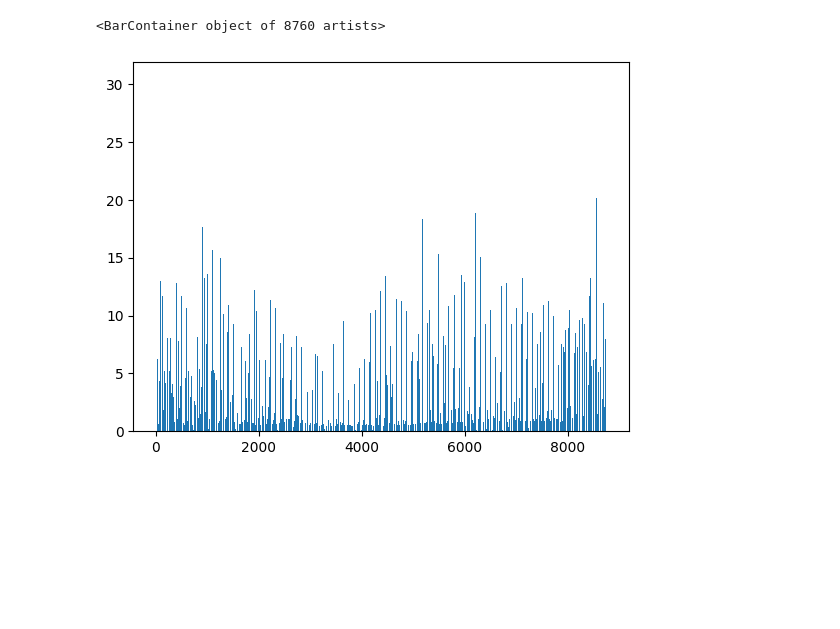
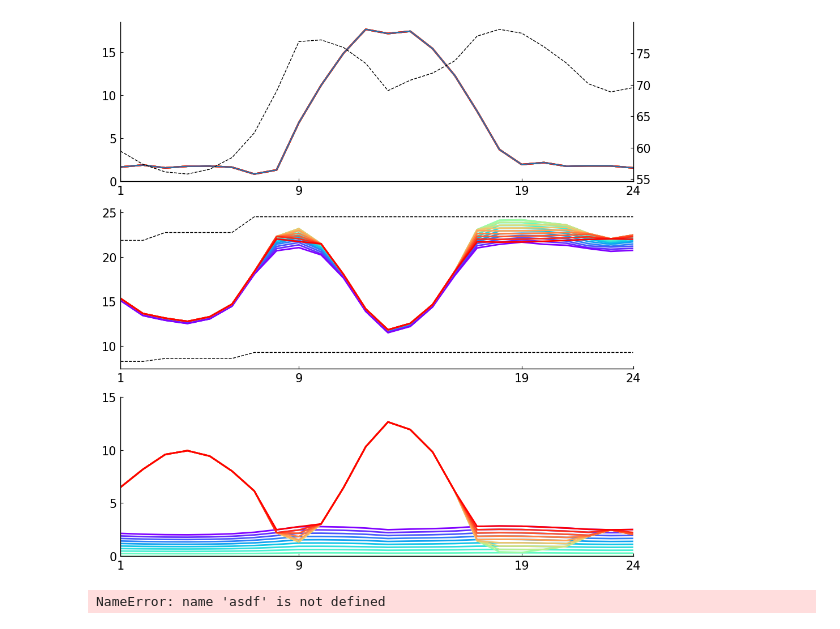
Before and after one commit to realgyeongminnoh/pse_economic_dispatch, a Jupyter notebook: visualization.ipynb, the cells around one changed output. Saved outputs shown, nothing was run; the diff lists cells and outputs as text; code cells hidden in the pictures; blank space fills up the shorter version.

```diff
--- a/visualization.ipynb
+++ b/visualization.ipynb
@@ -57 +170,73 @@ smp_real = data.get_smp_real()
+# %%
+fig, axes = plt.subplots(3, 1, figsize=(10, 10))
+ax1, ax2, ax3 = axes
+
+ax1tx = ax1.twinx()
+# GW
+ax1tx.plot(iterator, demand.total[idx_hour_start:idx_hour_end+1] / 1000, color="black", linewidth=linewidth/2, linestyle="--", label="demand")
+
+# GW
+ren_ps_total = ana.ps_solar + ana.ps_wind + ana.ps_hydro
+for idx_gamma, ren_p_total in enumerate(ren_ps_total[:, 2, idx_hour_start:idx_hour_end+1]):
+    ax1.plot(iterator, ren_p_total / 1000, color=ana.gammas_color_model3[idx_gamma], linewidth=linewidth, label=f"model 3 - {ana.gammas[idx_gamma]}", alpha=alpha)
+for idx_gamma, ren_p_total in enumerate(ren_ps_total[:, 1, idx_hour_start:idx_hour_end+1]):
+    ax1.plot(iterator, ren_p_total / 1000, color=ana.gammas_color_model2[idx_gamma], linewidth=linewidth, label=f"model 2 - {ana.gammas[idx_gamma]}", alpha=alpha)
+
+# REN PMAX
+ren_total_pmax = ren.solar.pmax.sum(axis=1) + ren.wind.pmax.sum(axis=1) + ren.hydro.pmax.sum(axis=1)
+ren_total_pmax_target = ren_total_pmax[idx_hour_start:idx_hour_end+1]
+ax1.plot(iterator, ren_total_pmax_target/1000)
+
+
+
+
+# LNG P LNG (SUMMED ALL UNIT)
+for idx_gamma, ana.p_lng in enumerate(ana.ps_lng[:, 2, idx_hour_start:idx_hour_end+1]):
+    ax2.plot(iterator, ana.p_lng / 1000, color=ana.gammas_color_model3[idx_gamma], linewidth=linewidth, label=f"model 3 - {ana.gammas[idx_gamma]}", alpha=alpha)
+for idx_gamma, ana.p_lng in enumerate(ana.ps_lng[:, 1, idx_hour_start:idx_hour_end+1]):
+    ax2.plot(iterator, ana.p_lng / 1000, color=ana.gammas_color_model2[idx_gamma], linewidth=linewidth, label=f"model 2 - {ana.gammas[idx_gamma]}", alpha=alpha)
+
+
+# LNG PMAX PMIN
+lng_total_pmax = con.lng.pmax.sum(axis=1)
+lng_total_pmax_target = lng_total_pmax[idx_hour_start:idx_hour_end+1]
+ax2.plot(iterator, lng_total_pmax_target / 1000, linestyle="--", linewidth=linewidth / 2, color="black")
+
+lng_total_pmin = con.lng.pmin.sum(axis=1)
+lng_total_pmin_target = lng_total_pmin[idx_hour_start:idx_hour_end+1]
+ax2.plot(iterator, lng_total_pmin_target / 1000, linestyle="--", linewidth=linewidth / 2, color="black")
+
+
+# GW
+for idx_gamma, r_lng in enumerate(ana.rs_lng[:, 2, idx_hour_start:idx_hour_end+1]):
+    ax3.plot(iterator, r_lng / 1000, color=ana.gammas_color_model3[idx_gamma], linewidth=linewidth, label=f"model 3 - {ana.gammas[idx_gamma]}", alpha=alpha)
+for idx_gamma, r_lng in enumerate(ana.rs_lng[:, 1, idx_hour_start:idx_hour_end+1]):
+    ax3.plot(iterator, r_lng / 1000, color=ana.gammas_color_model2[idx_gamma], linewidth=linewidth, label=f"model 2 - {ana.gammas[idx_gamma]}", alpha=alpha)
+
+
+
+for ax in axes:
+    ana.style_plot(ax, tick_size=15)
+    ax.set_xlim((idx_hour_start, idx_hour_end))
+    ax.tick_params(axis="both", pad=5)
+    ax.set_xticks(xtick)
+    ax.set_xticklabels(xtick_label)
+
+ax1tx.spines['top'].set_visible(False)
+ax1tx.spines['right'].set_linewidth(1)
+ax1tx.tick_params(axis='y', labelsize=15, direction='in')
+
+yticks = ax3.get_yticks()
+ax3.set_yticks(yticks)
+ax3.set_yticklabels([str(int(t)) for t in yticks])
+
+ax3.set_ylim(0)
+fig.tight_layout()
+plt.show(fig)
+# %% [output]
+[figure, added]
+# %%
+asdf
+# %% [output]
+NameError: name 'asdf' is not defined
 # %%
@@ -70,8 +255,3 @@ days_cmap = days_cmap = [plt.colormaps["jet_r"](i / 6) for i in range(7)]
-# %%
-plt.bar(range(8760), (result_3.smp - result_2.smp))
-# %% [output]
-<BarContainer object of 8760 artists>
-[figure, removed]
 # %%
 # from copy import deepcopy
 # result_3_reserve = deepcopy(result_3.smp)
```
Also changed, not shown: parts of 12 cells of this notebook.
